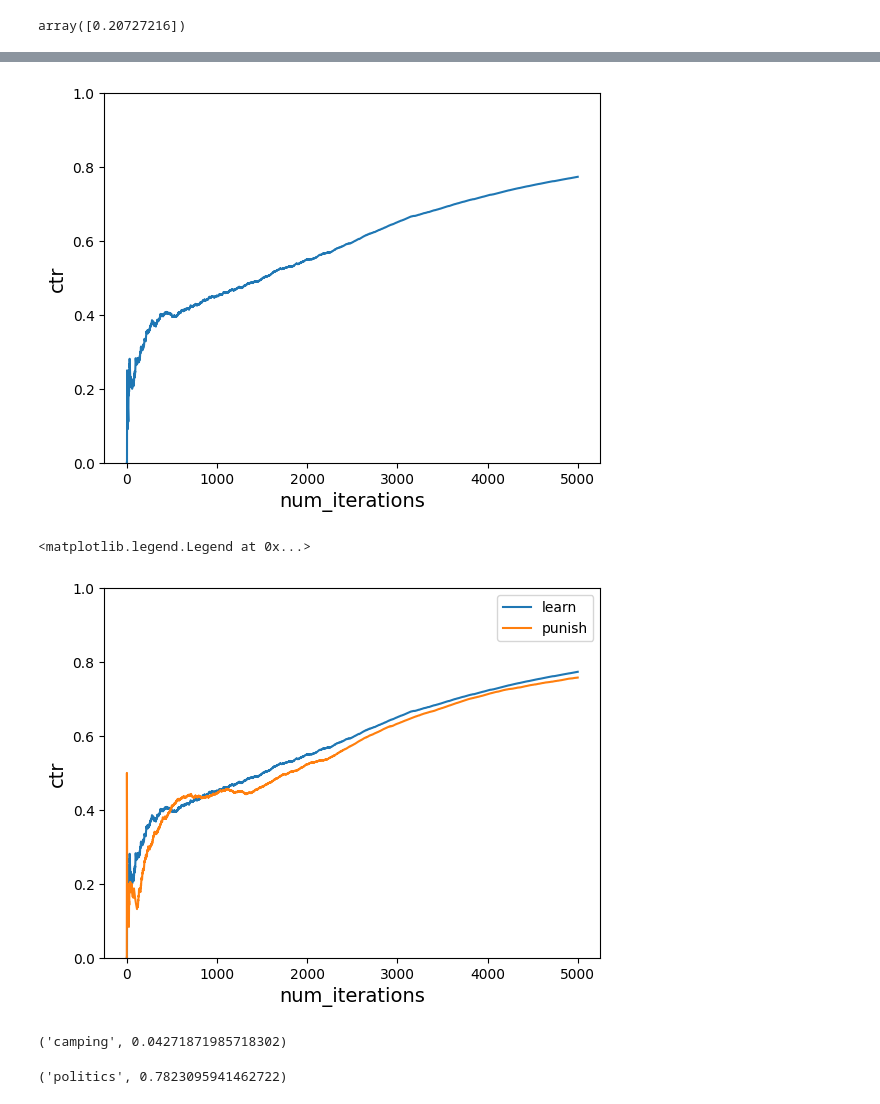
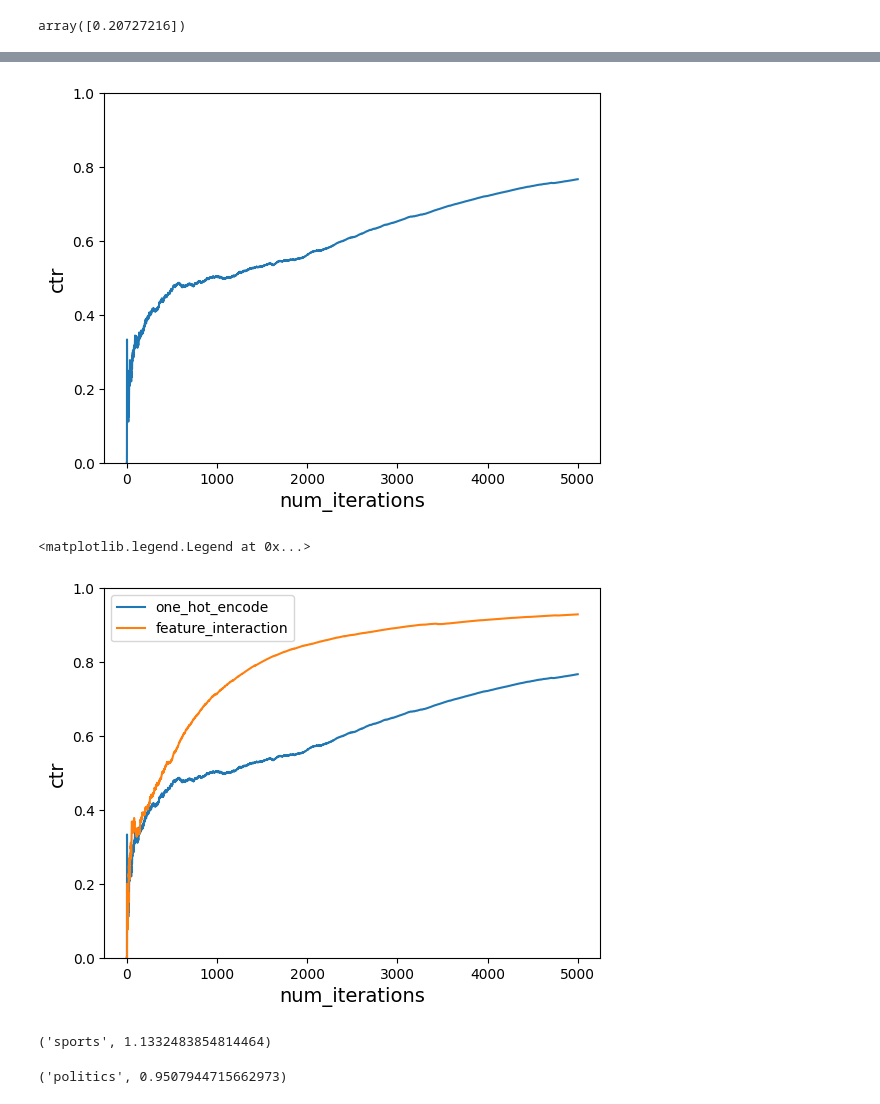
Before and after one commit to alextanhongpin/python-bandit, a Jupyter notebook: 08_neural_bandit.ipynb, the cells around one changed output, grey strips where cells are left out. Saved outputs shown, nothing was run; the diff lists cells and outputs as text; code cells hidden in the pictures.

Commit message:
chore: use feature hashing, and feature interaction

```diff
--- a/08_neural_bandit.ipynb
+++ b/08_neural_bandit.ipynb
@@ -40,0 +59,19 @@ one_hot_encode("Tom", "morning", "politics")
+# %%
+# https://github.com/VowpalWabbit/vowpal_wabbit/wiki/Feature-interactions
+# https://vowpalwabbit.org/docs/vowpal_wabbit/python/latest/tutorials/python_Simulating_a_news_personalization_scenario_using_Contextual_Bandits.html#:~:text=supply%20to%20VW-,%2C%20we%20include%20%2Dq%20UA,-.%20This%20is%20telling
+def feature_interaction(user, time_of_day, action):
+    """perform feature interactions, similar to how vowpal wabbit does it.
+    We create additional features which are the features in the (U)ser namespace and (A)ction
+    namespaces multiplied together.
+    This allows us to learn the interaction between when certain actions are good in certain times of days and for particular users.
+    If we didn’t do that, the learning wouldn’t really work.
+    We can see that in action below.
+    """
+    features = [
+        user,
+        time_of_day,
+        user + ":" + action,
+        time_of_day + ":" + action,
+        action,
+    ]
+    return hasher.transform([features]).toarray()[0]
@@ -76,10 +117,10 @@ def choose_time_of_day(times_of_day):
     return random.choice(times_of_day)
 
 
-def get_action(model, context, actions):
+def get_action(model, context, actions, preprocess):
     pmf = model.predict(
         [
-            one_hot_encode(context["user"], context["time_of_day"], action)
+            preprocess(context["user"], context["time_of_day"], action)
             for action in actions
         ]
     )
@@ -94,7 +135,7 @@ def run_simulation(
     actions,
     cost_function,
     do_learn=True,
-    do_punish=True,
+    preprocess=one_hot_encode,
 ):
     cost_sum = 0.0
     ctr = []
@@ -107,7 +148,7 @@ def run_simulation(
 
         # 3. Pass context to vw to get an action
         context = {"user": user, "time_of_day": time_of_day}
-        action, prob = get_action(model, context, actions)
+        action, prob = get_action(model, context, actions, preprocess)
 
         # 4. Get cost of the action we chose
         cost = cost_function(context, action)
@@ -115,12 +156,7 @@ def run_simulation(
 
         if do_learn:
             # 5. Learn
-            model.partial_fit([one_hot_encode(user, time_of_day, action)], [cost])
-        elif do_punish:
-            # Reward the positive actions, but also punish the negative ones.
-            X_train = [one_hot_encode(user, time_of_day, action) for action in actions]
-            y_train = [cost if action == a else 0 for a in actions]
-            model.partial_fit(X_train, y_train)
+            model.partial_fit([preprocess(user, time_of_day, action)], [cost])
 
         # We negate this so that on the plot instead of minimizing cost, we are maximizing reward
         ctr.append(1 * cost_sum / i)
@@ -141,41 +177,40 @@ ctr = run_simulation(model, num_iterations, users, times_of_day, actions, get_co
 old_ctr = ctr
 plot_ctr(num_iterations, ctr)
 # %% [output]
-[figure, old version]
+[figure, new version]
 # %%
 num_iterations = 5000
 # Need to fit at least once.
 model = MLPRegressor(activation="relu", random_state=42)
-model.partial_fit([one_hot_encode("Tom", "morning", "politics")], [1])
+model.partial_fit([feature_interaction("Tom", "morning", "politics")], [1])
 ctr = run_simulation(
     model,
     num_iterations,
     users,
     times_of_day,
     actions,
     get_cost,
-    do_learn=False,
-    do_punish=True,
+    preprocess=feature_interaction,
 )
 
 plt.plot(range(1, num_iterations + 1), old_ctr)
 plot_ctr(num_iterations, ctr)
-plt.legend(["learn", "punish"])
+plt.legend(["one_hot_encode", "feature_interaction"])
 # %% [output]
 <matplotlib.legend.Legend at 0x...>
-[figure, old version]
+[figure, new version]
 # %%
 context = {"user": "Anna", "time_of_day": "morning"}
-action, prob = get_action(model, context, actions)
+action, prob = get_action(model, context, actions, feature_interaction)
 action, prob
 # %% [output]
-('camping', 0.04271871985718302)
+('sports', 1.1332483854814464)
 # %%
 context = {"user": "Anna", "time_of_day": "afternoon"}
-action, prob = get_action(model, context, actions)
+action, prob = get_action(model, context, actions, feature_interaction)
 action, prob
 # %% [output]
-('politics', 0.7823095941462722)
+('politics', 0.9507944715662973)
 # %%
 def get_cost_new1(context, action):
     match (context["user"], context["time_of_day"], action):
```
Also changed, not shown: parts of 7 cells of this notebook, 4 other files.
